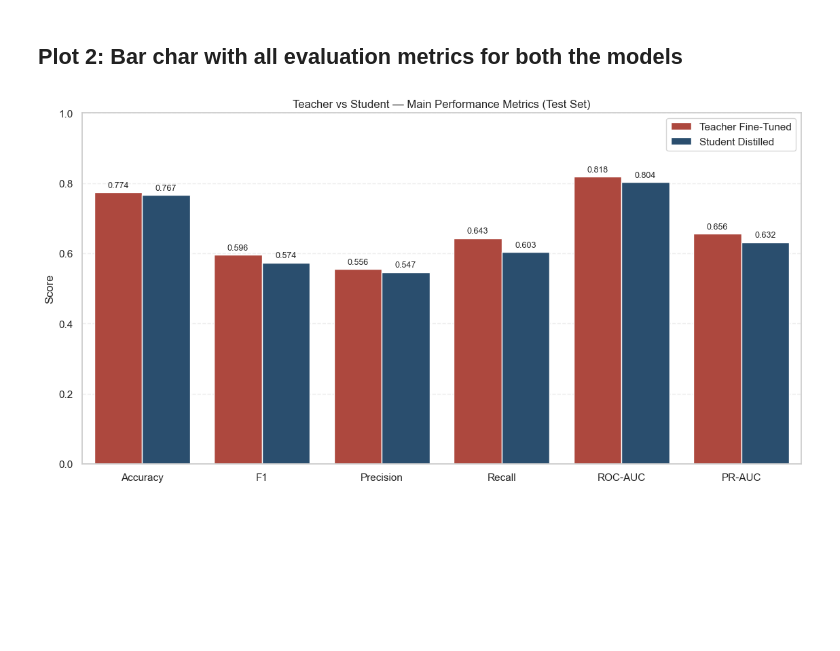
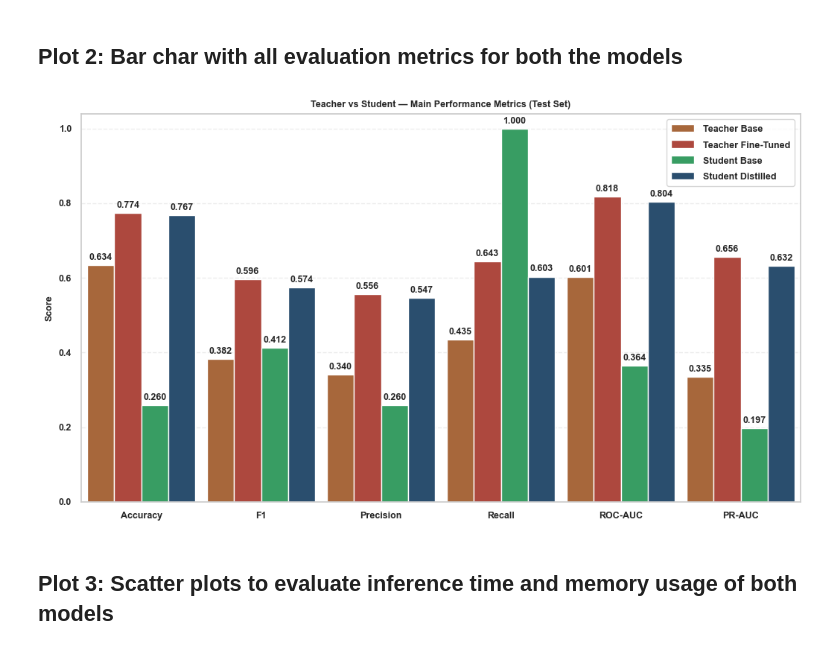
Before and after one commit to MarcoColan01/nlp.project-Colangelo-2526, a Jupyter notebook: notebooks/5_evaluation_graphs.ipynb, the cells around one changed output. Drawn from its saved outputs; the diff is of its cells as text; code cells hidden in the pictures; blank space fills up the shorter version.

Commit message:
Generating evaluation plots

```diff
--- a/notebooks/5_evaluation_graphs.ipynb
+++ b/notebooks/5_evaluation_graphs.ipynb
@@ -240,6 +308,8 @@ def build_metrics_dataframe(results_dict: Dict[str, Dict[str, Any]], metrics_ord
     df["Metric"] = pd.Categorical(df["Metric"], categories=metrics_order, ordered=True)
     return df
 # %%
+fontsize =11
+
 def plot_confusion_matrices(
     results_dict: Dict[str, Dict[str, Any]],
     specs_dict: Dict[str, Dict[str, Any]],
@@ -247,7 +317,7 @@ def plot_confusion_matrices(
     label_names=("No Spoiler", "Spoiler"),
     normalized=False,
     figsize=(9, 4.6),
-    annot_fontsize=11,
+    annot_fontsize=fontsize,
 ):
     """
     Plotta due confusion matrix affiancate (teacher/student) con seaborn.
@@ -298,22 +368,26 @@ def plot_confusion_matrices(
             f"{res['display_name']}",
             fontsize=12
         )
-        ax.set_xlabel("Predicted label", fontsize=11)
-        ax.set_ylabel("True label", fontsize=11)
+        ax.set_xlabel("Predicted label", fontsize=fontsize)
+        ax.set_ylabel("True label", fontsize=fontsize)
         ax.tick_params(axis='x', rotation=0)
         ax.tick_params(axis='y', rotation=90)
+        ax.margins(0.05)  # riduce margini per evitare taglio etichette
 
     plt.tight_layout(pad=0.8, w_pad=0.8)
     return fig, axes
 # %%
+
+
 def plot_metrics_barchart(
     df_metrics: pd.DataFrame,
     specs_dict: Dict[str, Dict[str, Any]],
     model_keys=("teacher_ft", "student_kd"),
-    figsize=(11.5, 6),
+    figsize=(8, 6),
     y_lim=(0.0, 1.0),
     title="Teacher vs Student — Main Performance Metrics (Test Set)",
     show_values=True,
+    fontsize = fontsize
 ):
     """
     Bar chart grouped (affiancato) delle metriche principali.
@@ -342,27 +416,37 @@ def plot_metrics_barchart(
         hue_order=ordered_model_names,
         palette=color_map,
         ax=ax,
+        width=0.9,
     )
 
     ax.set_ylim(*y_lim)
-    ax.set_title(title)
-    ax.set_xlabel("")
-    ax.set_ylabel("Score")
+    ax.set_title(title, fontweight="bold", fontsize=fontsize)
+    ax.set_xlabel("", fontweight="bold", fontsize=fontsize)
+    ax.set_ylabel("Score", fontweight="bold", fontsize=fontsize)
     ax.grid(axis="y", linestyle="--", alpha=0.35)
     ax.set_axisbelow(True)
 
+    for label in ax.get_xticklabels() + ax.get_yticklabels():
+        label.set_fontweight("bold")
+        label.set_fontsize(fontsize)
+
+
     if show_values:
         for container in ax.containers:
-            ax.bar_label(container, fmt="%.3f", padding=3, fontsize=9)
+            ax.bar_label(container, fmt="%.3f", padding=3, fontsize=fontsize,  fontweight="bold")
 
     ax.legend(title="", loc="upper right", frameon=True)
+    for text in ax.legend().get_texts():
+        text.set_fontweight("bold")
+        text.set_fontsize(fontsize)
 
     plt.tight_layout()
+
     return fig, ax
 # %%
 results = {}
 
-for model_key in ["teacher_ft", "student_kd"]:
+for model_key in ["teacher_base", "student_base","teacher_ft", "student_kd"]:
     print(f"\n=== Evaluating: {model_key} ({MODEL_SPECS[model_key]['display_name']}) ===")
     res = evaluate_model_on_test(MODEL_SPECS[model_key], test_ds, batch_size=32)
     results[model_key] = res
@@ -427,5 +549,5 @@ df_metrics
 # %%
-FIG_DIR = paths.root / "figures"
+FIG_DIR = paths.root / "report"
 FIG_DIR.mkdir(parents=True, exist_ok=True)
 # %% [markdown]
 ## Plot 1: Confusion Matrix for both the models
@@ -448,15 +570,18 @@ fig_cm_abs.savefig(FIG_DIR / "confusion_matrices_absolute.png", dpi=600)
 # %%
 fig_bar_full, ax_bar_full = plot_metrics_barchart(
     df_metrics=df_metrics,
     specs_dict=MODEL_SPECS,
-    model_keys=("teacher_ft", "student_kd"),
-    figsize=(11.5, 6),
-    y_lim=(0.0, 1.0),
+    model_keys=("teacher_base", "teacher_ft", "student_base", "student_kd"),
+    figsize=(10.5, 6),
+    y_lim=(0.0, 1.04),
     title="Teacher vs Student — Main Performance Metrics (Test Set)",
     show_values=True,
+    fontsize = 9,
 )
 plt.show()
 
-fig_bar_full.savefig(FIG_DIR / "metrics_barchart.png", dpi=600)
+fig_bar_full.savefig(FIG_DIR / "metrics_barchart.png", dpi=1200)
 # %% [output]
-[figure, old version]
+[figure, new version]
+# %% [markdown]
+## Plot 3: Scatter plots to evaluate inference time and memory usage of both models
```
Also changed, not shown: parts of 9 cells of this notebook, 13 other files.
